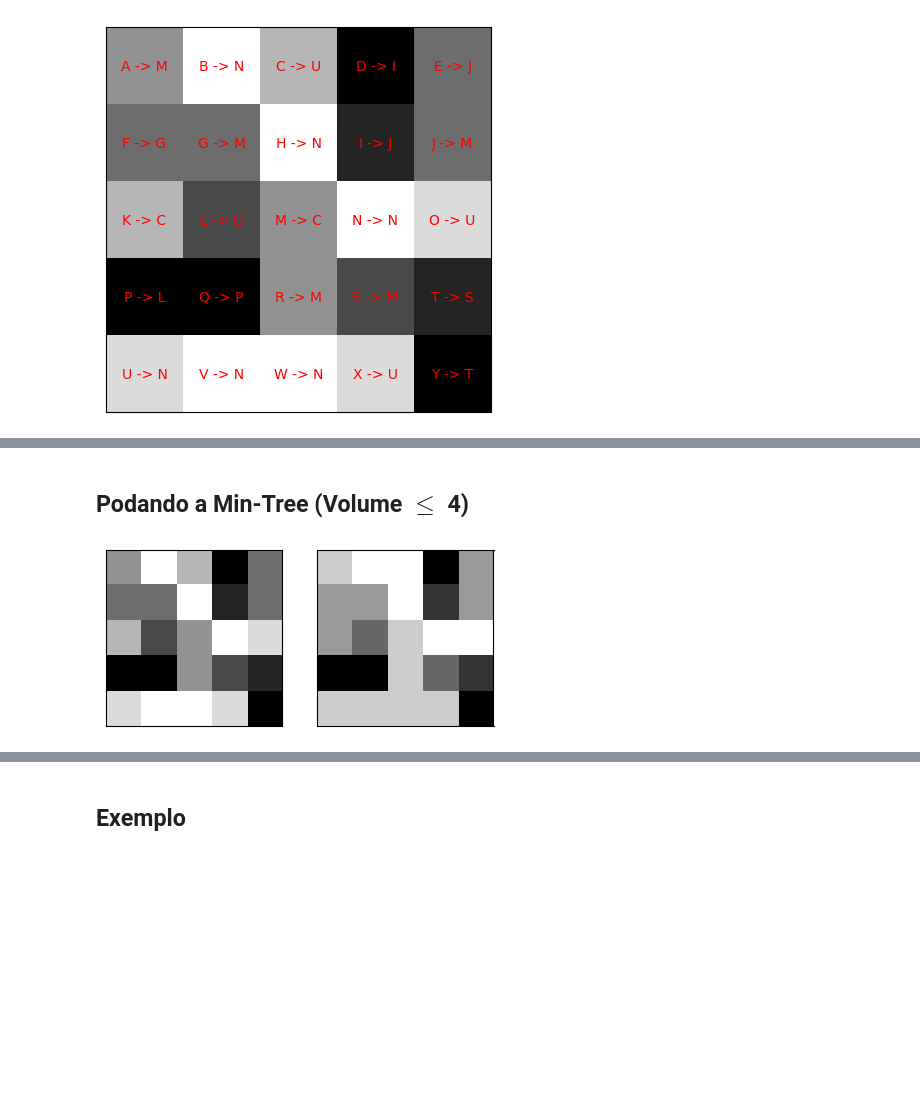
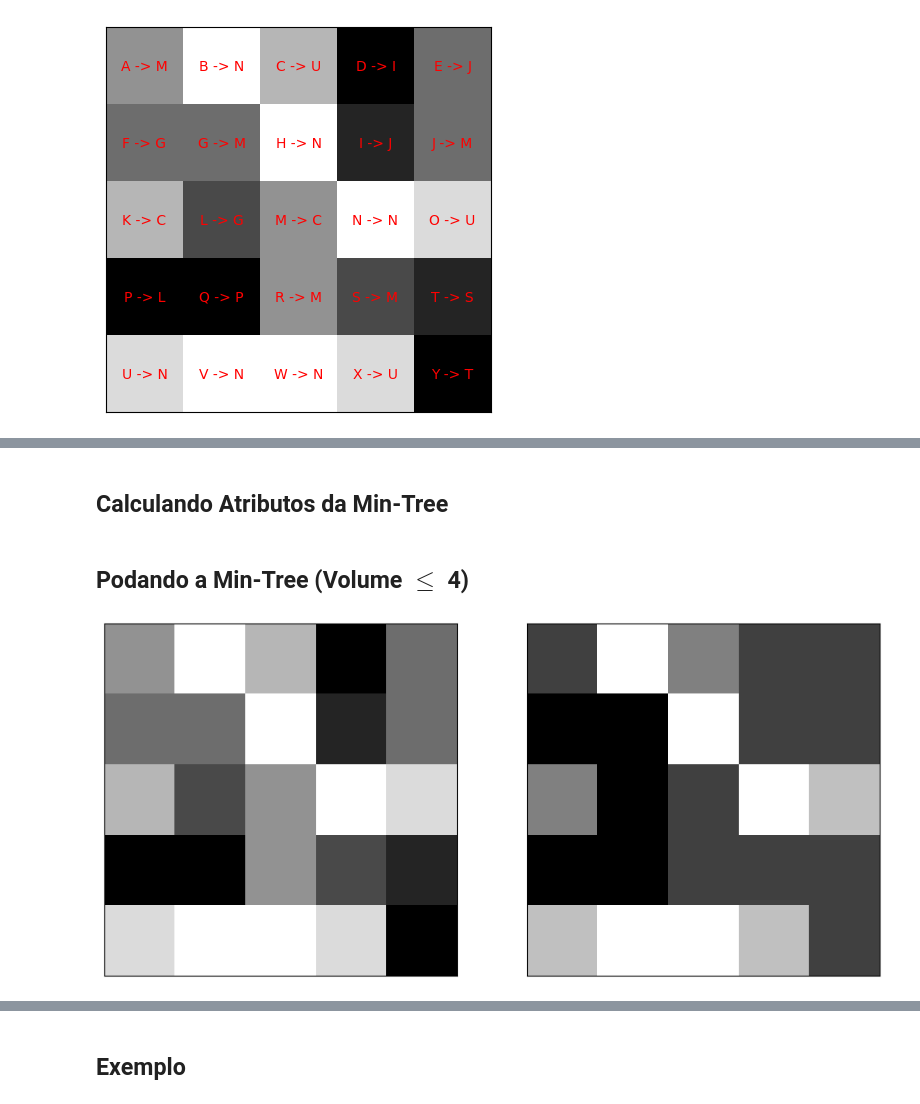
Before and after one commit to LukeBreezy/Morphology, a Jupyter notebook: Testes.ipynb, the cells around one changed output, grey strips where cells are left out. Cells and saved outputs as stored; diff of their text form; code cells hidden in the pictures; blank space fills up the shorter version.

Commit message:
Cálculo de atributos realziado fora dos nós e ajustes gerais

```diff
--- a/Testes.ipynb
+++ b/Testes.ipynb
@@ -100,0 +127,6 @@ mintree.displayTree()
+# %% [markdown]
+## Calculando Atributos da Min-Tree
+# %%
+mintree_attributes = np.array([Attributes() for _ in range(mintree.tree_size)])
+
+ComputeAttributes(mintree, mintree_attributes);
@@ -102,19 +138,18 @@ mintree.displayTree()
 ## Podando a Min-Tree (Volume $\leqslant$ 4)
 # %%
 # Limiar para a poda dos nós da árvore
-criteria = lambda attributes: attributes.volume <= 4
-
+criteria = lambda attributes: attributes.area <= 4
 # Imagem podada
-mintree_pruned = Pruning(mintree, criteria)
+mintree_pruned = Pruning(mintree, mintree_attributes, criteria)
 # %%
-fig, (ax1, ax2) = plt.subplots(1, 2, figsize=(5, 5))
+fig, (ax1, ax2) = plt.subplots(1, 2, figsize=(12, 12))
 
-ax1.imshow(maxtree.image, 'gray')
+ax1.imshow(mintree.image, 'gray')
 ax1.get_xaxis().set_visible(False)
 ax1.get_yaxis().set_visible(False)
 
-ax2.imshow(maxtree_pruned.pruned_image.reshape(maxtree.image.shape), 'gray')
+ax2.imshow(mintree_pruned.pruned_image.reshape(mintree.image.shape), 'gray')
 ax2.get_xaxis().set_visible(False)
 ax2.get_yaxis().set_visible(False)
 # %% [output]
-[figure, old version]
+[figure, new version]
```
Also changed, not shown: parts of 11 cells of this notebook, 6 other files.
